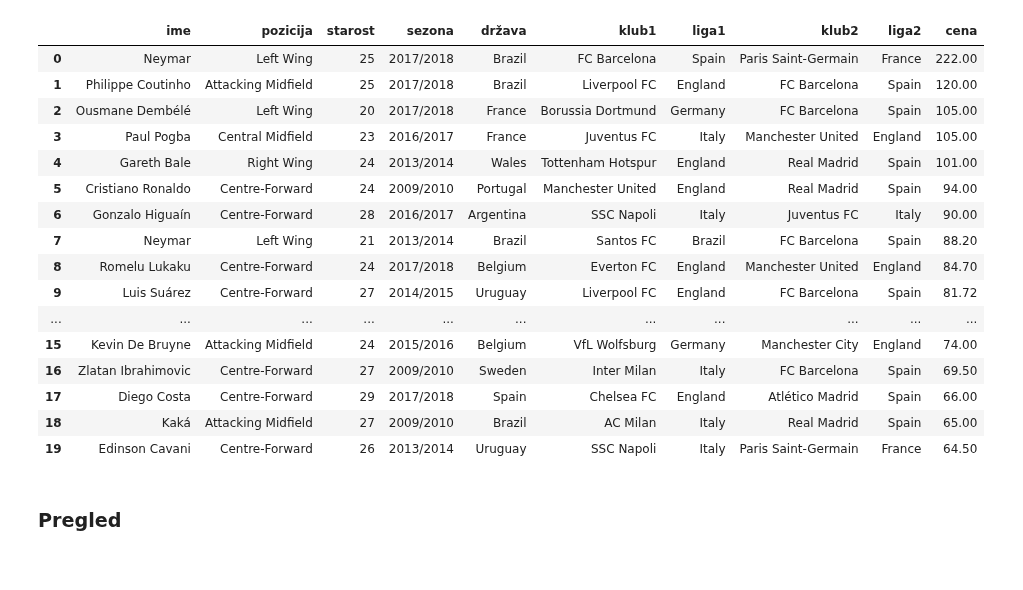
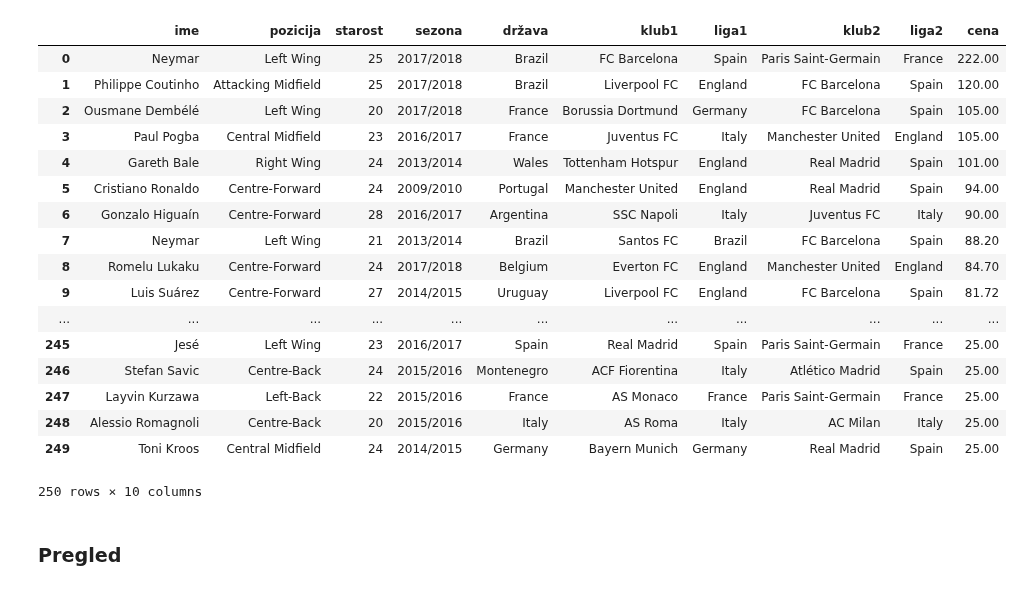
Before and after one commit to majorcek/programiranje1_nogomet, a Jupyter notebook: prestopi.ipynb, the cells around one changed output. Drawn from its saved outputs; the diff is of its cells as text; code cells hidden in the pictures.

```diff
--- a/prestopi.ipynb
+++ b/prestopi.ipynb
@@ -8,7 +8,7 @@ pd.options.display.max_rows = 25
 
 prestopi = pd.read_csv('koncna.csv', sep = ';', encoding = 'cp1250', engine = 'python')
 prestopi['cena'] = prestopi['cena'].str.replace(',','.')
-prestopi['cena'] = prestopi['cena'].apply(pd.to_numeric)
+prestopi['cena'] = pd.to_numeric(prestopi['cena'])
 
 prestopi = prestopi.replace(to_replace="1.feb", value="01/02")
 prestopi = prestopi.replace(to_replace="2.mar", value="02/03")
@@ -16,61 +16,44 @@ prestopi = prestopi.replace(to_replace="3.apr", value="03/04")
 prestopi = prestopi.replace(to_replace="4.maj", value="04/05")
 prestopi = prestopi.replace(to_replace="5.jun", value="05/06")
 prestopi = prestopi.replace(to_replace="6.jul", value="06/07")
 prestopi = prestopi.replace(to_replace="7.avg", value="07/08")
 prestopi = prestopi.replace(to_replace="8.sep", value="08/09")
 prestopi = prestopi.replace(to_replace="9.okt", value="09/10")
 prestopi = prestopi.replace(to_replace="10.nov", value="10/11")
 prestopi = prestopi.replace(to_replace="11.dec", value="11/12")
 prestopi = prestopi.replace(to_replace="dec.13", value="12/13")
 
+
 prestopi['liga1'] = prestopi['liga1'].str.replace('Monaco','France')
 prestopi['liga2'] = prestopi['liga2'].str.replace('Monaco','France')
 
 prestopi['ime'] = prestopi['ime'].str.replace('ď','i')
 
-prestopi['sezona'] = prestopi['sezona'].str.replace('97/98','1997/1998')
-prestopi['sezona'] = prestopi['sezona'].str.replace('98/99','1998/1999')
-prestopi['sezona'] = prestopi['sezona'].str.replace('99/00','1999/2000')
-prestopi['sezona'] = prestopi['sezona'].str.replace('00/01','2000/2001')
-prestopi['sezona'] = prestopi['sezona'].str.replace('01/02','2001/2002')
-prestopi['sezona'] = prestopi['sezona'].str.replace('02/03','2002/2003')
-prestopi['sezona'] = prestopi['sezona'].str.replace('03/04','2003/2004')
-prestopi['sezona'] = prestopi['sezona'].str.replace('04/05','2004/2005')
-prestopi['sezona'] = prestopi['sezona'].str.replace('05/06','2005/2006')
-prestopi['sezona'] = prestopi['sezona'].str.replace('06/07','2006/2007')
-prestopi['sezona'] = prestopi['sezona'].str.replace('07/08','2007/2008')
-prestopi['sezona'] = prestopi['sezona'].str.replace('08/09','2008/2009')
-prestopi['sezona'] = prestopi['sezona'].str.replace('09/10','2009/2010')
-prestopi['sezona'] = prestopi['sezona'].str.replace('10/11','2010/2011')
-prestopi['sezona'] = prestopi['sezona'].str.replace('11/12','2011/2012')
-prestopi['sezona'] = prestopi['sezona'].str.replace('12/13','2012/2013')
-prestopi['sezona'] = prestopi['sezona'].str.replace('13/14','2013/2014')
-prestopi['sezona'] = prestopi['sezona'].str.replace('14/15','2014/2015')
-prestopi['sezona'] = prestopi['sezona'].str.replace('15/16','2015/2016')
-prestopi['sezona'] = prestopi['sezona'].str.replace('16/17','2016/2017')
-prestopi['sezona'] = prestopi['sezona'].str.replace('17/18','2017/2018')
-prestopi['sezona'] = prestopi['sezona'].str.replace('18/19','2018/2019')
+prestopi['sezona'] = prestopi['sezona'].str.replace(r'(0\d)',r'20\1')
+prestopi['sezona'] = prestopi['sezona'].str.replace(r'(1\d)',r'20\1')
+prestopi['sezona'] = prestopi['sezona'].str.replace(r'(9\d)',r'19\1')
 
 prestopi = prestopi.sort_values('cena', ascending=False)
-prestopi.head(20)
+prestopi
 # %% [output]
 |  | ime | pozicija | starost | sezona | država | klub1 | liga1 | klub2 | liga2 | cena |
 | 0 | Neymar | Left Wing | 25 | 2017/2018 | Brazil | FC Barcelona | Spain | Paris Saint-Germain | France | 222.00 |
 | 1 | Philippe Coutinho | Attacking Midfield | 25 | 2017/2018 | Brazil | Liverpool FC | England | FC Barcelona | Spain | 120.00 |
 | 2 | Ousmane Dembélé | Left Wing | 20 | 2017/2018 | France | Borussia Dortmund | Germany | FC Barcelona | Spain | 105.00 |
 | 3 | Paul Pogba | Central Midfield | 23 | 2016/2017 | France | Juventus FC | Italy | Manchester United | England | 105.00 |
 | 4 | Gareth Bale | Right Wing | 24 | 2013/2014 | Wales | Tottenham Hotspur | England | Real Madrid | Spain | 101.00 |
 | 5 | Cristiano Ronaldo | Centre-Forward | 24 | 2009/2010 | Portugal | Manchester United | England | Real Madrid | Spain | 94.00 |
 | 6 | Gonzalo Higuaín | Centre-Forward | 28 | 2016/2017 | Argentina | SSC Napoli | Italy | Juventus FC | Italy | 90.00 |
 | 7 | Neymar | Left Wing | 21 | 2013/2014 | Brazil | Santos FC | Brazil | FC Barcelona | Spain | 88.20 |
 | 8 | Romelu Lukaku | Centre-Forward | 24 | 2017/2018 | Belgium | Everton FC | England | Manchester United | England | 84.70 |
 | 9 | Luis Suárez | Centre-Forward | 27 | 2014/2015 | Uruguay | Liverpool FC | England | FC Barcelona | Spain | 81.72 |
 | ... | ... | ... | ... | ... | ... | ... | ... | ... | ... | ... |
-| 15 | Kevin De Bruyne | Attacking Midfield | 24 | 2015/2016 | Belgium | VfL Wolfsburg | Germany | Manchester City | England | 74.00 |
-| 16 | Zlatan Ibrahimovic | Centre-Forward | 27 | 2009/2010 | Sweden | Inter Milan | Italy | FC Barcelona | Spain | 69.50 |
-| 17 | Diego Costa | Centre-Forward | 29 | 2017/2018 | Spain | Chelsea FC | England | Atlético Madrid | Spain | 66.00 |
-| 18 | Kaká | Attacking Midfield | 27 | 2009/2010 | Brazil | AC Milan | Italy | Real Madrid | Spain | 65.00 |
-| 19 | Edinson Cavani | Centre-Forward | 26 | 2013/2014 | Uruguay | SSC Napoli | Italy | Paris Saint-Germain | France | 64.50 |
+| 245 | Jesé | Left Wing | 23 | 2016/2017 | Spain | Real Madrid | Spain | Paris Saint-Germain | France | 25.00 |
+| 246 | Stefan Savic | Centre-Back | 24 | 2015/2016 | Montenegro | ACF Fiorentina | Italy | Atlético Madrid | Spain | 25.00 |
+| 247 | Layvin Kurzawa | Left-Back | 22 | 2015/2016 | France | AS Monaco | France | Paris Saint-Germain | France | 25.00 |
+| 248 | Alessio Romagnoli | Centre-Back | 20 | 2015/2016 | Italy | AS Roma | Italy | AC Milan | Italy | 25.00 |
+| 249 | Toni Kroos | Central Midfield | 24 | 2014/2015 | Germany | Bayern Munich | Germany | Real Madrid | Spain | 25.00 |
+250 rows × 10 columns
 # %% [markdown]
 ### Pregled
 # %%
```
Also changed, not shown: parts of 14 cells of this notebook.
